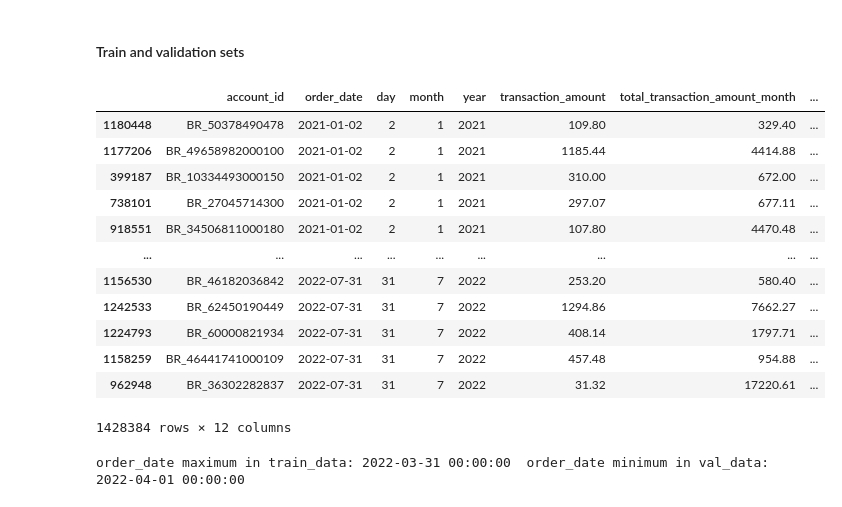
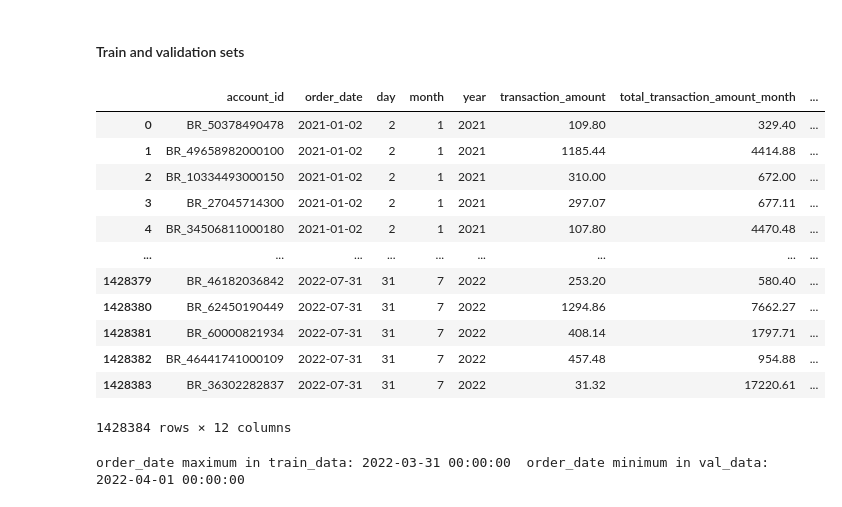
Before and after one commit to telmacarvalho/cases, a Jupyter notebook: case_bees.ipynb, the cells around one changed output. Drawn from its saved outputs; the diff is of its cells as text; code cells hidden in the pictures.

```diff
--- a/case_bees.ipynb
+++ b/case_bees.ipynb
@@ -1490,21 +1492,22 @@ memory usage: 134.9+ MB
 #### Train and validation sets
 # %%
 # Sort by order_date to time-based split
-historical_sorted_df = processed_historical_df.sort_values('order_date')
+historical_sorted_df = processed_historical_df.sort_values(
+    'order_date').reset_index(drop=True)
 historical_sorted_df
 # %% [output]
 |  | account_id | order_date | day | month | year | transaction_amount | total_transaction_amount_month | ... |
-| 1180448 | BR_50378490478 | 2021-01-02 | 2 | 1 | 2021 | 109.80 | 329.40 | ... |
-| 1177206 | BR_49658982000100 | 2021-01-02 | 2 | 1 | 2021 | 1185.44 | 4414.88 | ... |
-| 399187 | BR_10334493000150 | 2021-01-02 | 2 | 1 | 2021 | 310.00 | 672.00 | ... |
-| 738101 | BR_27045714300 | 2021-01-02 | 2 | 1 | 2021 | 297.07 | 677.11 | ... |
-| 918551 | BR_34506811000180 | 2021-01-02 | 2 | 1 | 2021 | 107.80 | 4470.48 | ... |
+| 0 | BR_50378490478 | 2021-01-02 | 2 | 1 | 2021 | 109.80 | 329.40 | ... |
+| 1 | BR_49658982000100 | 2021-01-02 | 2 | 1 | 2021 | 1185.44 | 4414.88 | ... |
+| 2 | BR_10334493000150 | 2021-01-02 | 2 | 1 | 2021 | 310.00 | 672.00 | ... |
+| 3 | BR_27045714300 | 2021-01-02 | 2 | 1 | 2021 | 297.07 | 677.11 | ... |
+| 4 | BR_34506811000180 | 2021-01-02 | 2 | 1 | 2021 | 107.80 | 4470.48 | ... |
 | ... | ... | ... | ... | ... | ... | ... | ... | ... |
-| 1156530 | BR_46182036842 | 2022-07-31 | 31 | 7 | 2022 | 253.20 | 580.40 | ... |
-| 1242533 | BR_62450190449 | 2022-07-31 | 31 | 7 | 2022 | 1294.86 | 7662.27 | ... |
-| 1224793 | BR_60000821934 | 2022-07-31 | 31 | 7 | 2022 | 408.14 | 1797.71 | ... |
-| 1158259 | BR_46441741000109 | 2022-07-31 | 31 | 7 | 2022 | 457.48 | 954.88 | ... |
-| 962948 | BR_36302282837 | 2022-07-31 | 31 | 7 | 2022 | 31.32 | 17220.61 | ... |
+| 1428379 | BR_46182036842 | 2022-07-31 | 31 | 7 | 2022 | 253.20 | 580.40 | ... |
+| 1428380 | BR_62450190449 | 2022-07-31 | 31 | 7 | 2022 | 1294.86 | 7662.27 | ... |
+| 1428381 | BR_60000821934 | 2022-07-31 | 31 | 7 | 2022 | 408.14 | 1797.71 | ... |
+| 1428382 | BR_46441741000109 | 2022-07-31 | 31 | 7 | 2022 | 457.48 | 954.88 | ... |
+| 1428383 | BR_36302282837 | 2022-07-31 | 31 | 7 | 2022 | 31.32 | 17220.61 | ... |
 1428384 rows × 12 columns
 # %%
 # Define features and target
```
Also changed, not shown: parts of 25 cells of this notebook.
